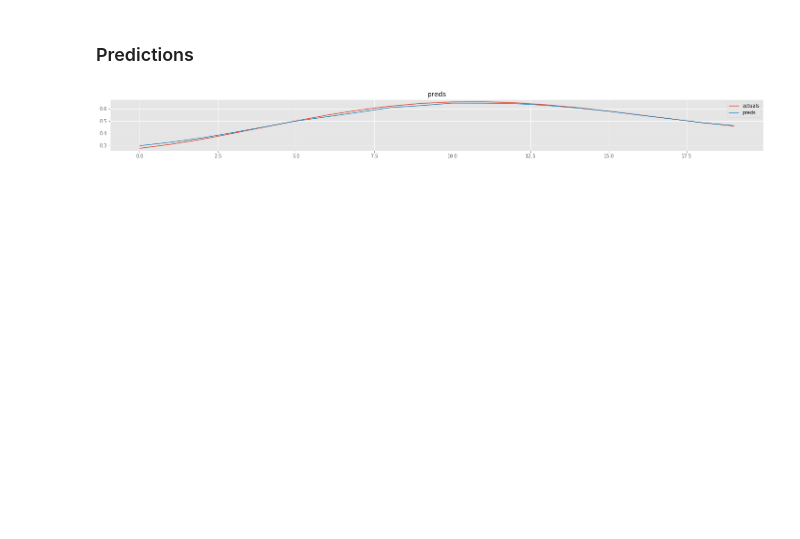
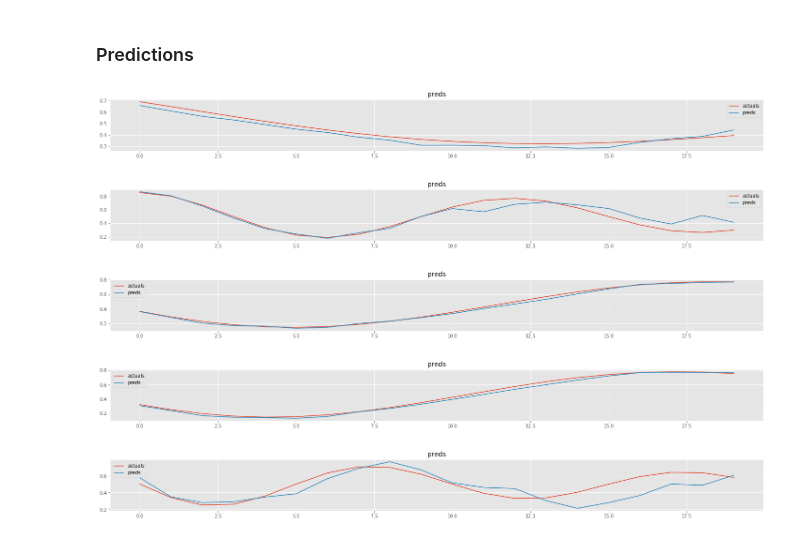
Before and after one commit to ADGEfficiency/forecast, a Jupyter notebook: notebooks/sine_lstm.ipynb, the cells around one changed output. Drawn from its saved outputs; the diff is of its cells as text; code cells hidden in the pictures; blank space fills up the shorter version.

Commit message:
refactor of lstm into forecast/models

```diff
--- a/notebooks/sine_lstm.ipynb
+++ b/notebooks/sine_lstm.ipynb
@@ -89,0 +60,13 @@ None
+# %%
+input_length = 15
+test_length = 20
+
+model = forecast.make_model(
+    model_id='lstm',
+    input_length=input_length,
+    layers=(20, 20),
+    output_nodes=test_length,
+    lr=0.001,
+    batch_size=64,
+
+)
@@ -90,7 +89,7 @@ None
 # %% [markdown]
 ### Training
 # %%
-X, y = generate_examples(length, 100000, test_length)
-hist = model.fit(X, y, batch_size=10, epochs=1)
+X, y = generate_examples(input_length, 100000, test_length)
+hist = model.fit(X, y, epochs=1)
 # %% [output]
 Epoch 1/1
@@ -98,15 +97,22 @@ Epoch 1/1
 # %% [markdown]
 ### Predictions
 # %%
-X, y = generate_examples(length, 1, test_length)
+def make_prediction():
+    X, y = generate_examples(input_length, 1, test_length)
+    preds = model.predict(X)
 
-preds = model.predict(X)
+    df = pd.DataFrame(index=np.arange(len(y[0])))
+    df.loc[:, 'actuals'] = y[0]
+    df.loc[:, 'preds'] = preds[0]
 
-import pandas as pd
-df = pd.DataFrame(index=np.arange(len(y[0])))
-df.loc[:, 'actuals'] = y[0]
-df.loc[:, 'preds'] = preds[0]
+    return plot_time_series(df, list(df.columns), same_plot=True)
 
-f = plot_time_series(df, list(df.columns), same_plot=True)
+
+for _ in range(5):
+    make_prediction()
 # %% [output]
-[figure, old version]
+[figure, new version]
+[figure, added]
+[figure, added]
+[figure, added]
+[figure, added]
```
Also changed, not shown: parts of 5 cells of this notebook, 5 other files.
